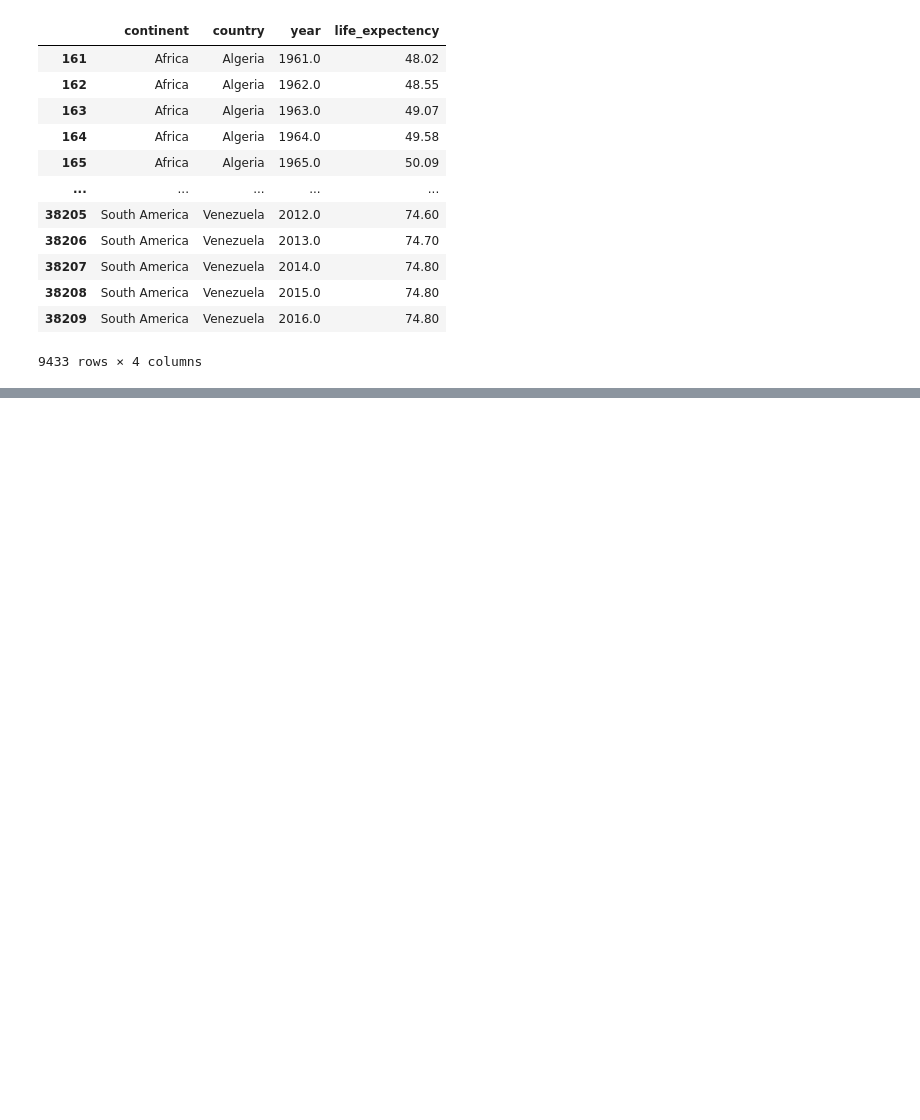
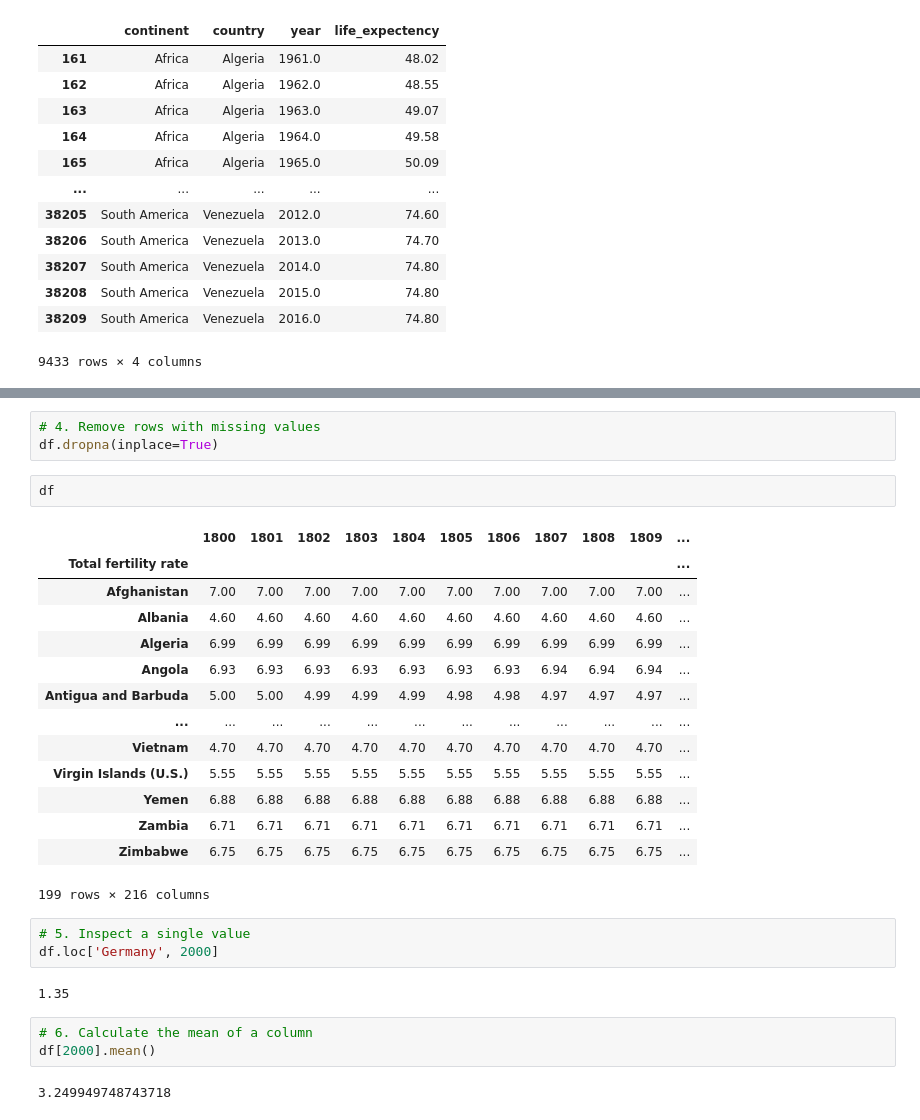
Before and after one commit to greentopsecret/random-forest-fennel-student-code, a Jupyter notebook: week_01/1.9-data-wrangling.ipynb, the cells around one changed output, grey strips where cells are left out. Drawn from its saved outputs; the diff is of its cells as text; blank space fills up the shorter version.

```diff
--- a/week_01/1.9-data-wrangling.ipynb
+++ b/week_01/1.9-data-wrangling.ipynb
@@ -182,0 +213,30 @@ merged_df
+# %%
+# 4. Remove rows with missing values
+df.dropna(inplace=True)
+# %%
+df
+# %% [output]
+|  | 1800 | 1801 | 1802 | 1803 | 1804 | 1805 | 1806 | 1807 | 1808 | 1809 | ... |
+| Total fertility rate |  |  |  |  |  |  |  |  |  |  | ... |
+| Afghanistan | 7.00 | 7.00 | 7.00 | 7.00 | 7.00 | 7.00 | 7.00 | 7.00 | 7.00 | 7.00 | ... |
+| Albania | 4.60 | 4.60 | 4.60 | 4.60 | 4.60 | 4.60 | 4.60 | 4.60 | 4.60 | 4.60 | ... |
+| Algeria | 6.99 | 6.99 | 6.99 | 6.99 | 6.99 | 6.99 | 6.99 | 6.99 | 6.99 | 6.99 | ... |
+| Angola | 6.93 | 6.93 | 6.93 | 6.93 | 6.93 | 6.93 | 6.93 | 6.94 | 6.94 | 6.94 | ... |
+| Antigua and Barbuda | 5.00 | 5.00 | 4.99 | 4.99 | 4.99 | 4.98 | 4.98 | 4.97 | 4.97 | 4.97 | ... |
+| ... | ... | ... | ... | ... | ... | ... | ... | ... | ... | ... | ... |
+| Vietnam | 4.70 | 4.70 | 4.70 | 4.70 | 4.70 | 4.70 | 4.70 | 4.70 | 4.70 | 4.70 | ... |
+| Virgin Islands (U.S.) | 5.55 | 5.55 | 5.55 | 5.55 | 5.55 | 5.55 | 5.55 | 5.55 | 5.55 | 5.55 | ... |
+| Yemen | 6.88 | 6.88 | 6.88 | 6.88 | 6.88 | 6.88 | 6.88 | 6.88 | 6.88 | 6.88 | ... |
+| Zambia | 6.71 | 6.71 | 6.71 | 6.71 | 6.71 | 6.71 | 6.71 | 6.71 | 6.71 | 6.71 | ... |
+| Zimbabwe | 6.75 | 6.75 | 6.75 | 6.75 | 6.75 | 6.75 | 6.75 | 6.75 | 6.75 | 6.75 | ... |
+199 rows × 216 columns
+# %%
+# 5. Inspect a single value
+df.loc['Germany', 2000]
+# %% [output]
+1.35
+# %%
+# 6. Calculate the mean of a column
+df[2000].mean()
+# %% [output]
+3.249949748743718
```
Also changed, not shown: parts of 11 cells of this notebook, 2 other files.
